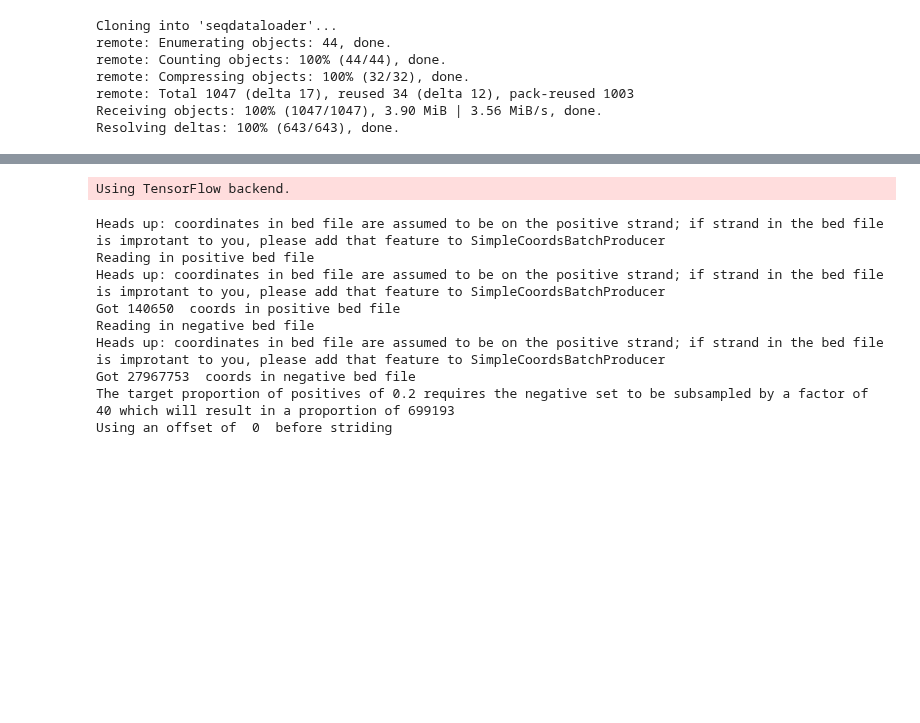
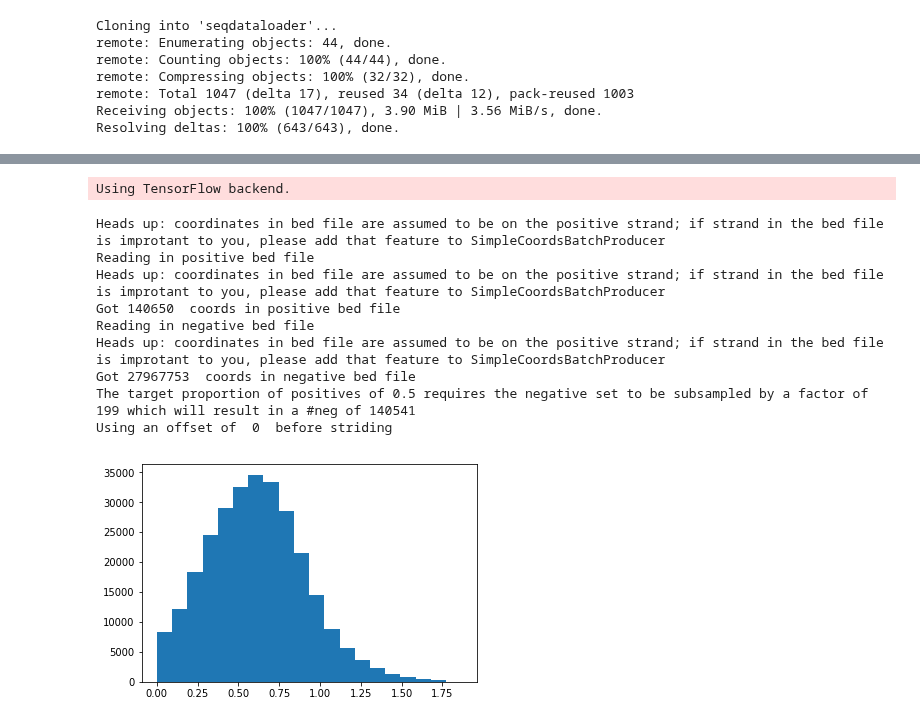
Before and after one commit to AvantiShri/colab_notebooks, a Jupyter notebook: SPI1_regression/TrainRegressionModel.ipynb, the cells around one changed output, grey strips where cells are left out. Drawn from its saved outputs; the diff is of its cells as text; code cells hidden in the pictures; blank space fills up the shorter version.

```diff
--- a/SPI1_regression/TrainRegressionModel.ipynb
+++ b/SPI1_regression/TrainRegressionModel.ipynb
@@ -85,9 +94,11 @@ Successfully installed seqdataloader-0.126
 /content
 # %%
 from seqdataloader.batchproducers import coordbased
+import numpy as np
 
 labels_coordstovals = coordbased.coordstovals.lookup.SimpleLookup(
-    lookup_file="noheader_SPI1_positives_regression_labels.tsv.gz")
+    lookup_file="noheader_SPI1_positives_regression_labels.tsv.gz",
+    transformation=lambda x: np.log(1+x))
 input_coordstovals = coordbased.coordstovals.fasta.PyfaidxCoordsToVals(
     genome_fasta_path="hg38.fa")
 
@@ -101,7 +112,7 @@ train_batchproducer = (
   coordbased.coordbatchproducers.DownsampleNegativesCoordsBatchProducer(
     pos_bed_file="train_SPI1_positives_regression_labels.tsv.gz",
     neg_bed_file="train_SPI1_negatives.tsv.gz",
-    target_proportion_positives=0.2,
+    target_proportion_positives=0.5,
     batch_size=64,
     shuffle_before_epoch=True,
     seed=1234))
@@ -126,7 +137,14 @@ Got 140650  coords in positive bed file
 Reading in negative bed file
 Heads up: coordinates in bed file are assumed to be on the positive strand; if strand in the bed file is improtant to you, please add that feature to SimpleCoordsBatchProducer
 Got 27967753  coords in negative bed file
-The target proportion of positives of 0.2 requires the negative set to be subsampled by a factor of 40 which will result in a proportion of 699193
+The target proportion of positives of 0.5 requires the negative set to be subsampled by a factor of 199 which will result in a #neg of 140541
 Using an offset of  0  before striding
+# %%
+vals = list(labels_coordstovals.lookup.values())
+from matplotlib import pyplot as plt
+plt.hist(np.array(vals).squeeze(), bins=20)
+plt.show()
+# %% [output]
+[figure, added]
 # %%
 import keras
```
Also changed, not shown: parts of 6 cells of this notebook.
